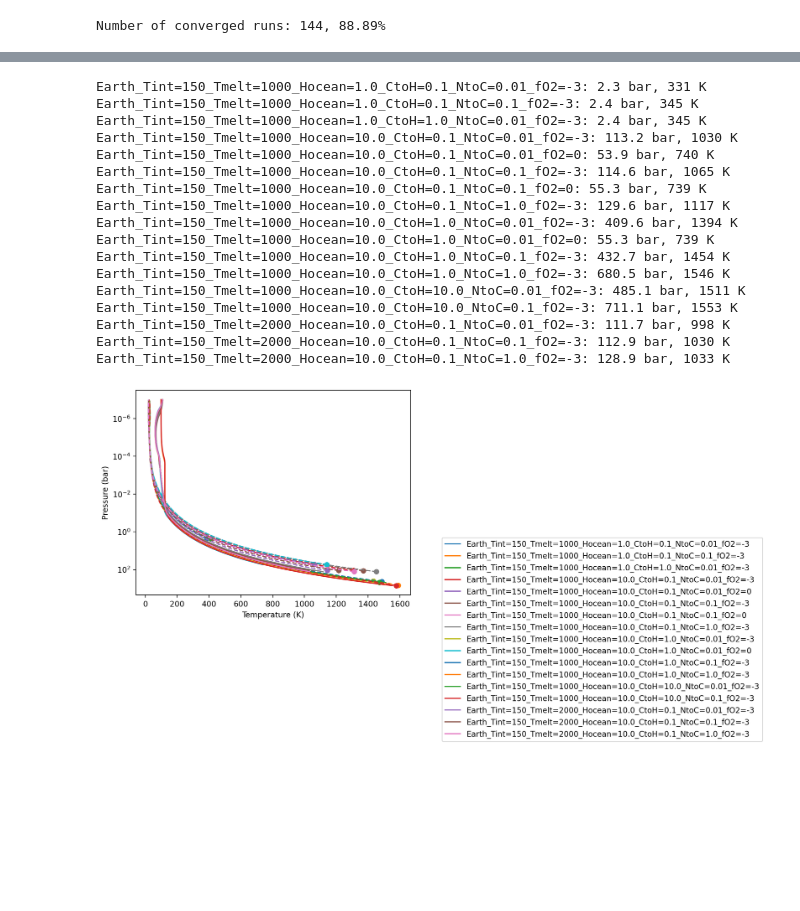
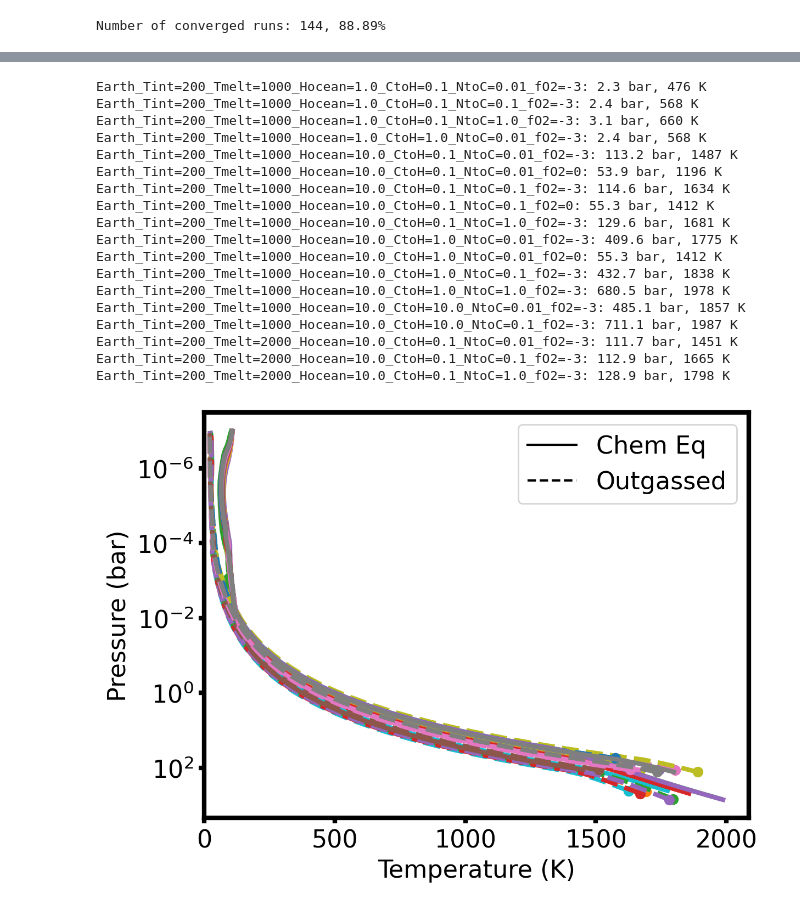
Before and after one commit to DavidDahlbudding/chelio, a Jupyter notebook: analyze/C_cornerplots.ipynb, the cells around one changed output, grey strips where cells are left out. Drawn from its saved outputs; the diff is of its cells as text; code cells hidden in the pictures; blank space fills up the shorter version.

```diff
--- a/analyze/C_cornerplots.ipynb
+++ b/analyze/C_cornerplots.ipynb
@@ -157,7 +163,7 @@ layer = 0 # (surface layer = 0)
 #colors = plt.cm.plasma(colors/(np.nanmax(colors)+1))
 colors = ['green' if run.iterations_read[-1] > 0 else 'red' for run in runs]
 
-plot_all = True
+plot_all = False
 if plot_all:
     n_mols = len(vmrs.keys())
     n_rows = 2 #np.ceil(np.sqrt(n_mols)).astype('int')
@@ -175,11 +181,15 @@ if plot_all:
 
         ax.scatter(vmrs[mol], ggchem_vmr, c=colors, s=10)
         max_vmr = np.max([np.nanmax(vmrs[mol]), np.nanmax(ggchem_vmr)])
-        ax.plot(np.linspace(0,max_vmr,100), np.linspace(0,max_vmr,100), "--", color='black')
+        ax.plot(np.linspace(0,max_vmr,100), np.linspace(0,max_vmr,100), "--", color='grey', zorder=-1)
         #ax.plot(np.linspace(0,1,100), np.linspace(0,1,100), "--", color='black')
         #ax.set_xlim(0,1)
         #ax.set_ylim(0,1)
         ax.set_title(mol)
+
+    fig.supxlabel('Outgassed VMR')
+    fig.supylabel('Final Surface VMR')
+
 else:
     mol = 'H2'
     fig, ax = plt.subplots(figsize=(5,5), dpi=200)
@@ -191,7 +201,7 @@ else:
     ax.scatter(vmrs[mol], ggchem_vmr, c=colors, s=100)
     max_vmr = np.max([np.nanmax(vmrs[mol]), np.nanmax(ggchem_vmr)])
     ax.plot(np.linspace(0,max_vmr,100), np.linspace(0,max_vmr,100), "--", color='grey', zorder=-1)
-    ax.set_title(mol)
+    ax.set_title(f'{mol}, ' + r'T$_{int}$ = ' + f'{Tint} K')
     ax.set_xlabel('Outgassed VMR')
     ax.set_ylabel('Final Surface VMR')
 
@@ -199,8 +209,7 @@ else:
     ax.legend(handles=handles, loc='best')
 
 #set_white(ax)
-#increase_size(ax, linewidth=3, fontsize=16, legendloc='best')
-
+increase_size(ax, linewidth=3, fontsize=16, legendloc='no')
 fig.tight_layout()
 
 #fig.savefig(f'images/Poster_Venice/ggchem_vmr_comparison_{mol}.svg', format='svg', transparent=True)
@@ -221,40 +230,52 @@ GGchem fails 127
 # %%
 # plot temperature profiles
 for i, run in enumerate(runs):
     if run.final_convergence_status:
         if np.all(np.abs(run.temperatures_K[0,:] - 500) > 1e-1):
             print(f'{run.run_name}: {run.pressures_bar[0,0]:.1f} bar, {run.temperatures_K[0,0]:.0f} K')
             line = plt.plot(run.temperatures_K[0,:], run.pressures_bar[0,:], label=run.run_name)
             plt.plot(PTs[i][:,1], PTs[i][:,0], color=line[0].get_color(), linestyle='--')
             plt.plot(PTs[i][0,1], PTs[i][0,0], color=line[0].get_color(), marker='o')
 
 plt.yscale('log')
 plt.gca().invert_yaxis()
-#plt.xlim(150, 650)
+plt.xlim(0, None)
 #plt.ylim(5e2, 1e0)
 plt.xlabel('Temperature (K)')
 plt.ylabel('Pressure (bar)')
-plt.legend(bbox_to_anchor=(1.1, 0.3))
+#plt.legend(bbox_to_anchor=(1.1, 0.3))
+
+legend_labels = ['Chem Eq', 'Outgassed']
+linestyles = ['-', '--']
+handles, labels = [], []
+for linestyle, label in zip(linestyles, legend_labels):
+    handles.append(plt.Line2D([0], [0], color='black', linestyle=linestyle))
+    labels.append(label)
+plt.legend(handles=handles, labels=labels, loc='best', fontsize=16)
+
+increase_size(plt.gca(), linewidth=3, fontsize=16, legendloc='no')
+
 plt.show()
 # %% [output]
-Earth_Tint=150_Tmelt=1000_Hocean=1.0_CtoH=0.1_NtoC=0.01_fO2=-3: 2.3 bar, 331 K
-Earth_Tint=150_Tmelt=1000_Hocean=1.0_CtoH=0.1_NtoC=0.1_fO2=-3: 2.4 bar, 345 K
-Earth_Tint=150_Tmelt=1000_Hocean=1.0_CtoH=1.0_NtoC=0.01_fO2=-3: 2.4 bar, 345 K
-Earth_Tint=150_Tmelt=1000_Hocean=10.0_CtoH=0.1_NtoC=0.01_fO2=-3: 113.2 bar, 1030 K
-Earth_Tint=150_Tmelt=1000_Hocean=10.0_CtoH=0.1_NtoC=0.01_fO2=0: 53.9 bar, 740 K
-Earth_Tint=150_Tmelt=1000_Hocean=10.0_CtoH=0.1_NtoC=0.1_fO2=-3: 114.6 bar, 1065 K
-Earth_Tint=150_Tmelt=1000_Hocean=10.0_CtoH=0.1_NtoC=0.1_fO2=0: 55.3 bar, 739 K
-Earth_Tint=150_Tmelt=1000_Hocean=10.0_CtoH=0.1_NtoC=1.0_fO2=-3: 129.6 bar, 1117 K
-Earth_Tint=150_Tmelt=1000_Hocean=10.0_CtoH=1.0_NtoC=0.01_fO2=-3: 409.6 bar, 1394 K
-Earth_Tint=150_Tmelt=1000_Hocean=10.0_CtoH=1.0_NtoC=0.01_fO2=0: 55.3 bar, 739 K
-Earth_Tint=150_Tmelt=1000_Hocean=10.0_CtoH=1.0_NtoC=0.1_fO2=-3: 432.7 bar, 1454 K
-Earth_Tint=150_Tmelt=1000_Hocean=10.0_CtoH=1.0_NtoC=1.0_fO2=-3: 680.5 bar, 1546 K
-Earth_Tint=150_Tmelt=1000_Hocean=10.0_CtoH=10.0_NtoC=0.01_fO2=-3: 485.1 bar, 1511 K
-Earth_Tint=150_Tmelt=1000_Hocean=10.0_CtoH=10.0_NtoC=0.1_fO2=-3: 711.1 bar, 1553 K
-Earth_Tint=150_Tmelt=2000_Hocean=10.0_CtoH=0.1_NtoC=0.01_fO2=-3: 111.7 bar, 998 K
-Earth_Tint=150_Tmelt=2000_Hocean=10.0_CtoH=0.1_NtoC=0.1_fO2=-3: 112.9 bar, 1030 K
-Earth_Tint=150_Tmelt=2000_Hocean=10.0_CtoH=0.1_NtoC=1.0_fO2=-3: 128.9 bar, 1033 K
+Earth_Tint=200_Tmelt=1000_Hocean=1.0_CtoH=0.1_NtoC=0.01_fO2=-3: 2.3 bar, 476 K
+Earth_Tint=200_Tmelt=1000_Hocean=1.0_CtoH=0.1_NtoC=0.1_fO2=-3: 2.4 bar, 568 K
+Earth_Tint=200_Tmelt=1000_Hocean=1.0_CtoH=0.1_NtoC=1.0_fO2=-3: 3.1 bar, 660 K
+Earth_Tint=200_Tmelt=1000_Hocean=1.0_CtoH=1.0_NtoC=0.01_fO2=-3: 2.4 bar, 568 K
+Earth_Tint=200_Tmelt=1000_Hocean=10.0_CtoH=0.1_NtoC=0.01_fO2=-3: 113.2 bar, 1487 K
+Earth_Tint=200_Tmelt=1000_Hocean=10.0_CtoH=0.1_NtoC=0.01_fO2=0: 53.9 bar, 1196 K
+Earth_Tint=200_Tmelt=1000_Hocean=10.0_CtoH=0.1_NtoC=0.1_fO2=-3: 114.6 bar, 1634 K
+Earth_Tint=200_Tmelt=1000_Hocean=10.0_CtoH=0.1_NtoC=0.1_fO2=0: 55.3 bar, 1412 K
+Earth_Tint=200_Tmelt=1000_Hocean=10.0_CtoH=0.1_NtoC=1.0_fO2=-3: 129.6 bar, 1681 K
+Earth_Tint=200_Tmelt=1000_Hocean=10.0_CtoH=1.0_NtoC=0.01_fO2=-3: 409.6 bar, 1775 K
+Earth_Tint=200_Tmelt=1000_Hocean=10.0_CtoH=1.0_NtoC=0.01_fO2=0: 55.3 bar, 1412 K
+Earth_Tint=200_Tmelt=1000_Hocean=10.0_CtoH=1.0_NtoC=0.1_fO2=-3: 432.7 bar, 1838 K
+Earth_Tint=200_Tmelt=1000_Hocean=10.0_CtoH=1.0_NtoC=1.0_fO2=-3: 680.5 bar, 1978 K
+Earth_Tint=200_Tmelt=1000_Hocean=10.0_CtoH=10.0_NtoC=0.01_fO2=-3: 485.1 bar, 1857 K
+Earth_Tint=200_Tmelt=1000_Hocean=10.0_CtoH=10.0_NtoC=0.1_fO2=-3: 711.1 bar, 1987 K
+Earth_Tint=200_Tmelt=2000_Hocean=10.0_CtoH=0.1_NtoC=0.01_fO2=-3: 111.7 bar, 1451 K
+Earth_Tint=200_Tmelt=2000_Hocean=10.0_CtoH=0.1_NtoC=0.1_fO2=-3: 112.9 bar, 1665 K
+Earth_Tint=200_Tmelt=2000_Hocean=10.0_CtoH=0.1_NtoC=1.0_fO2=-3: 128.9 bar, 1798 K
-[figure, old version]
+[figure, new version]
 # %%
 param = 'iterations_read'
 
```
Also changed, not shown: parts of 6 cells of this notebook, 3 other files.
